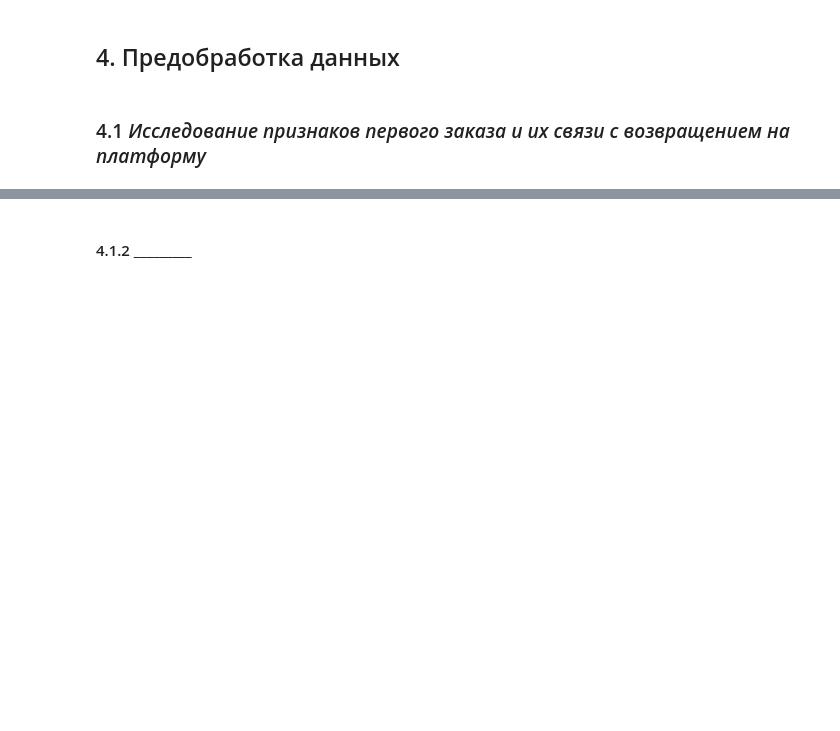
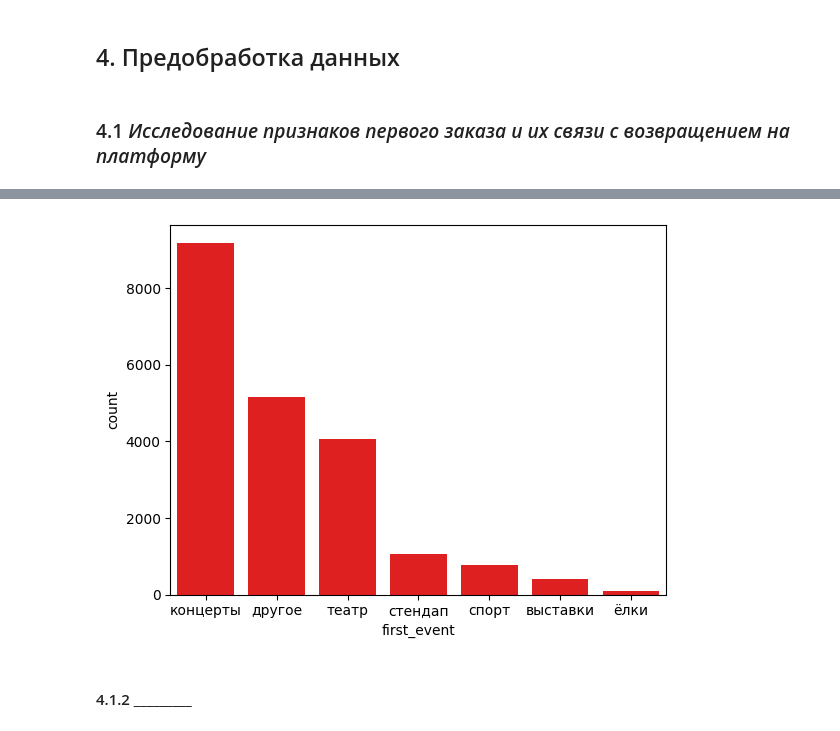
Before and after one commit to MEYakunin/Sprint9_Yandex_Afisha, a Jupyter notebook: Project.ipynb, the cells around one changed output, grey strips where cells are left out. Cells and saved outputs as stored; diff of their text form; code cells hidden in the pictures; blank space fills up the shorter version.

```diff
--- a/Project.ipynb
+++ b/Project.ipynb
@@ -862,3 +898,14 @@ np.int64(12379)
+# %%
+sns.countplot(
+    data=df_user_profile,
+    x='first_event',
+    order=df_user_profile['first_event'].value_counts().index,
+    color='red'
+)
+
+plt.show()
+# %% [output]
+[figure, added]
 # %% [markdown]
 #### 4.1.2 _________
 # %% [markdown]
```
Also changed, not shown: parts of 8 cells of this notebook.
